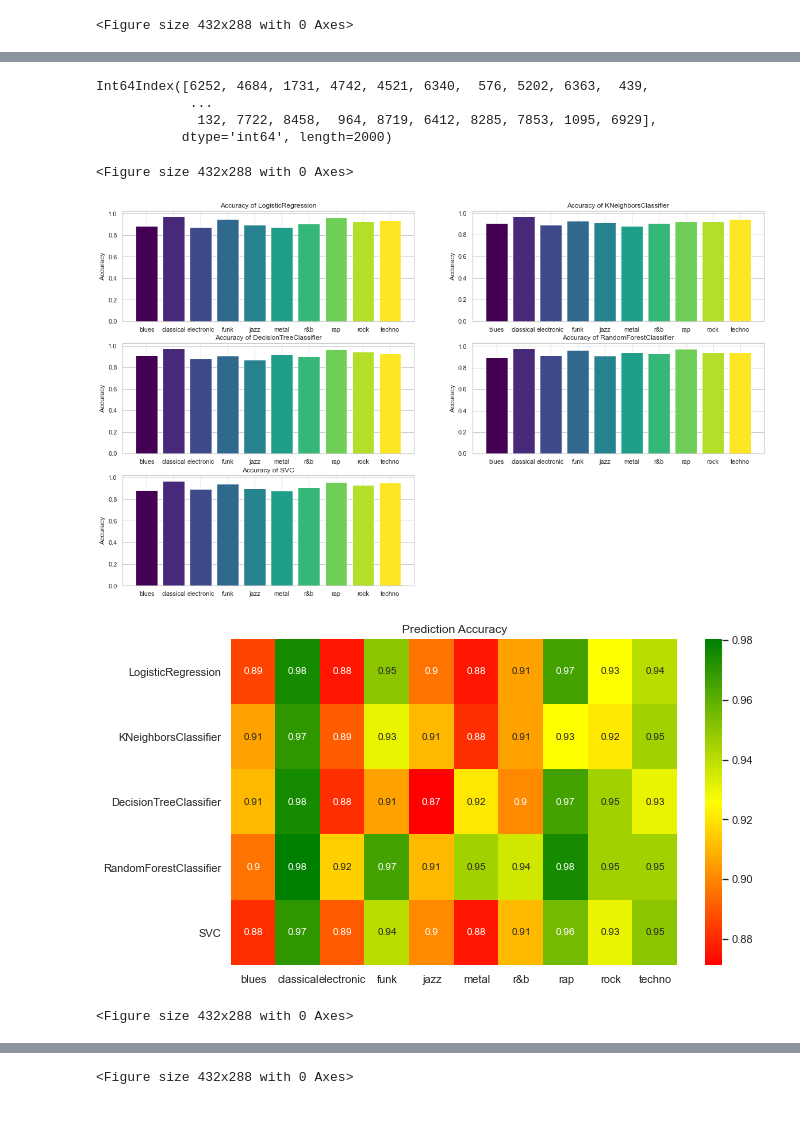
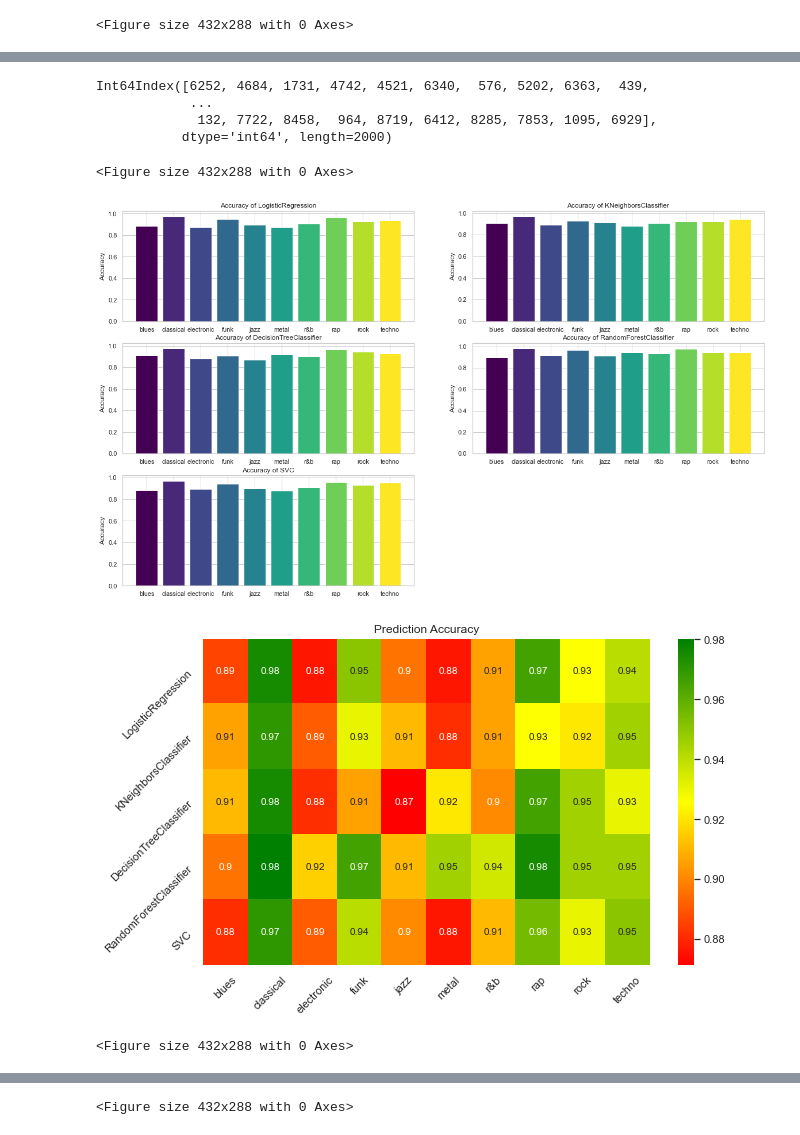
Before and after one commit to alpargur/machine-learning-101, a Jupyter notebook: dev/genre-classification/initial_datatraining_1k.ipynb, the cells around one changed output, grey strips where cells are left out. Cells and saved outputs as stored; diff of their text form; code cells hidden in the pictures.

Commit message:
change angle of axis in plots

```diff
--- a/dev/genre-classification/initial_datatraining_1k.ipynb
+++ b/dev/genre-classification/initial_datatraining_1k.ipynb
@@ -242,30 +242,32 @@ performance_1k.head()
 # %%
 reorganized = {}
 _genres = y_test.columns
 display(y_test.index)
 for g in _genres:
     _tmp = result[g]
     for _name in _tmp.keys():
         _dictArr = reorganized.get(_name, [])
         _dictArr += [performance_100.loc[_name, g]]
         reorganized[_name] = _dictArr
 MULTI_PLOT(reorganized)
 
 from matplotlib.colors import LinearSegmentedColormap
 fig, ax = plt.subplots(figsize=(10, 6))
 cmap = LinearSegmentedColormap.from_list('RedGreenRed', ['red', 'yellow', 'green'])
 sns.heatmap(performance_100, annot=True, cmap=cmap, annot_kws={'fontsize': 10})
 # Plot data on a logarithmic scale
 plt.title("Prediction Accuracy")
+ax.xaxis.set_tick_params(rotation=45)
+ax.yaxis.set_tick_params(rotation=45)
 plt.figure()
 # %% [output]
 Int64Index([6252, 4684, 1731, 4742, 4521, 6340,  576, 5202, 6363,  439,
             ...
              132, 7722, 8458,  964, 8719, 6412, 8285, 7853, 1095, 6929],
            dtype='int64', length=2000)
 <Figure size 432x288 with 0 Axes>
 [figure]
-[figure, old version]
+[figure, new version]
 <Figure size 432x288 with 0 Axes>
 # %%
 performance_diff = performance_1k - performance_100
```
